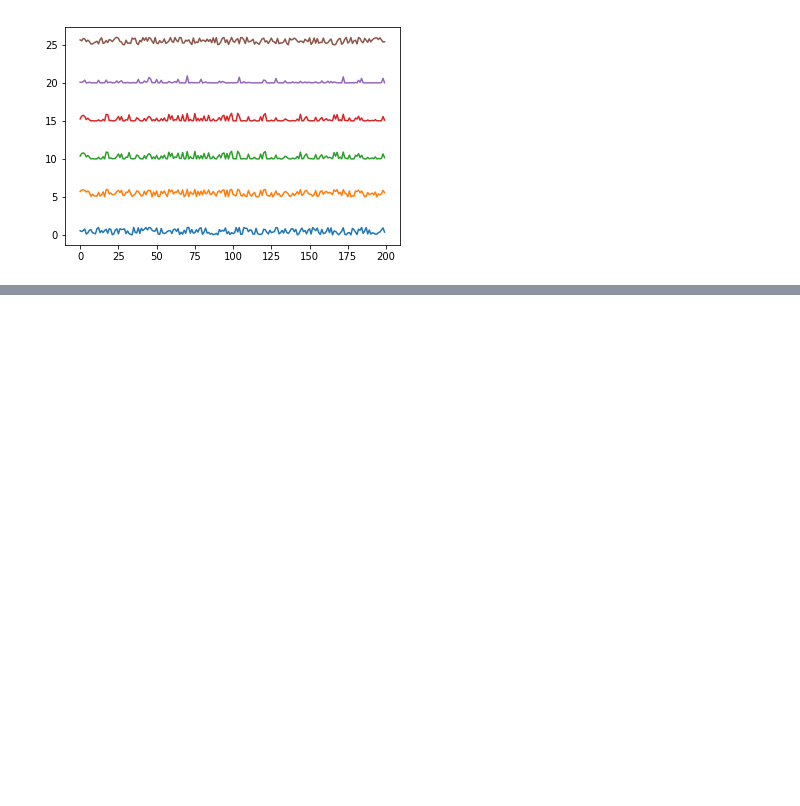
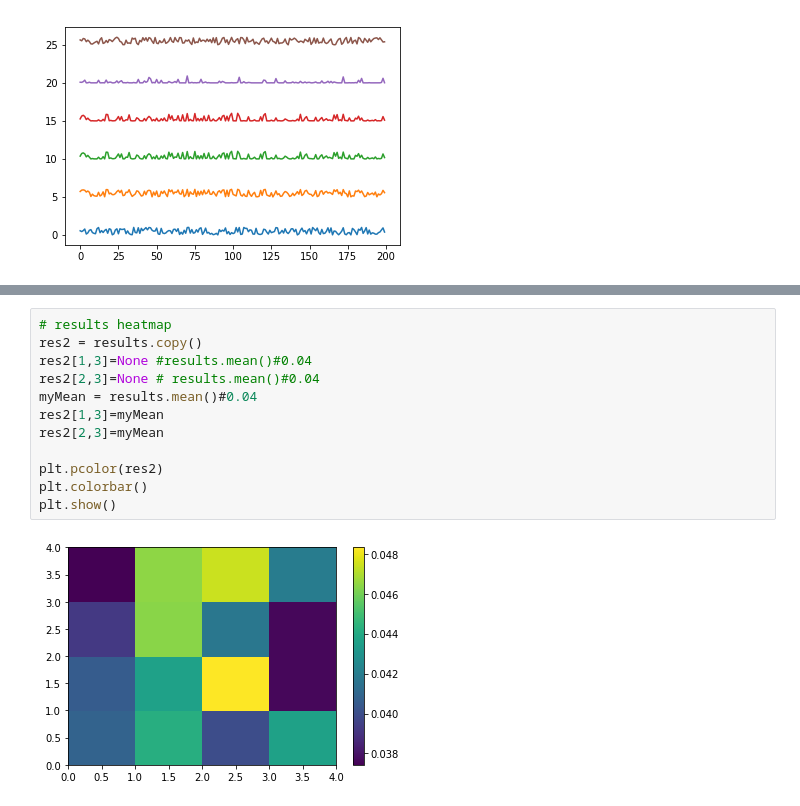
Before and after one commit to shadiakiki1986/test-ml, a Jupyter notebook: t1e3_pca_ae_nonlinear-2-deep.ipynb, the cells around one changed output, grey strips where cells are left out. Drawn from its saved outputs; the diff is of its cells as text; blank space fills up the shorter version.

```diff
--- a/t1e3_pca_ae_nonlinear-2-deep.ipynb
+++ b/t1e3_pca_ae_nonlinear-2-deep.ipynb
@@ -92,0 +150,14 @@ d1,d2 :  6 6
+# %%
+# results heatmap
+res2 = results.copy()
+res2[1,3]=None #results.mean()#0.04
+res2[2,3]=None # results.mean()#0.04
+myMean = results.mean()#0.04
+res2[1,3]=myMean
+res2[2,3]=myMean
+
+plt.pcolor(res2)
+plt.colorbar()
+plt.show()
+# %% [output]
+[figure, added]
```
Also changed, not shown: parts of 8 cells of this notebook, 1 other file.
